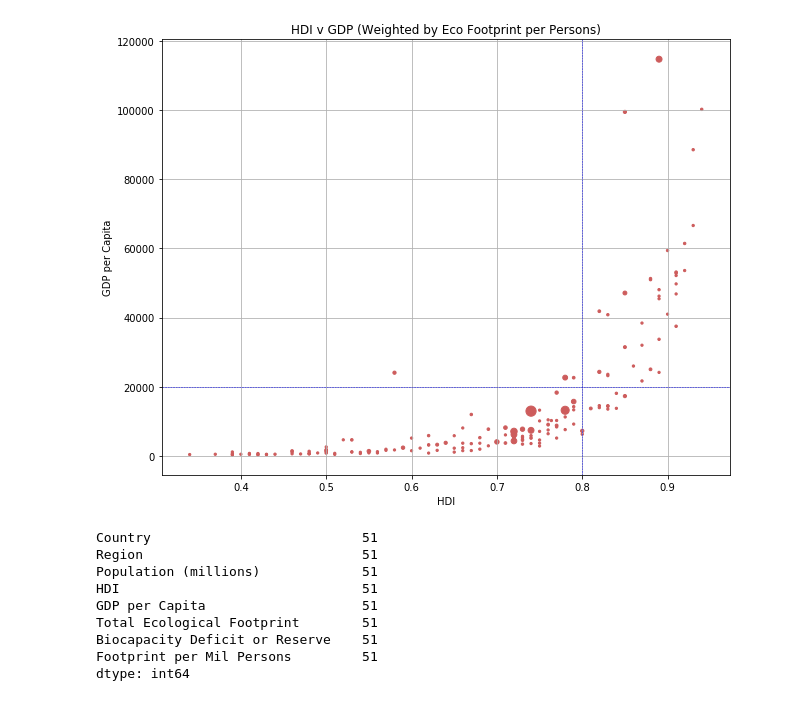
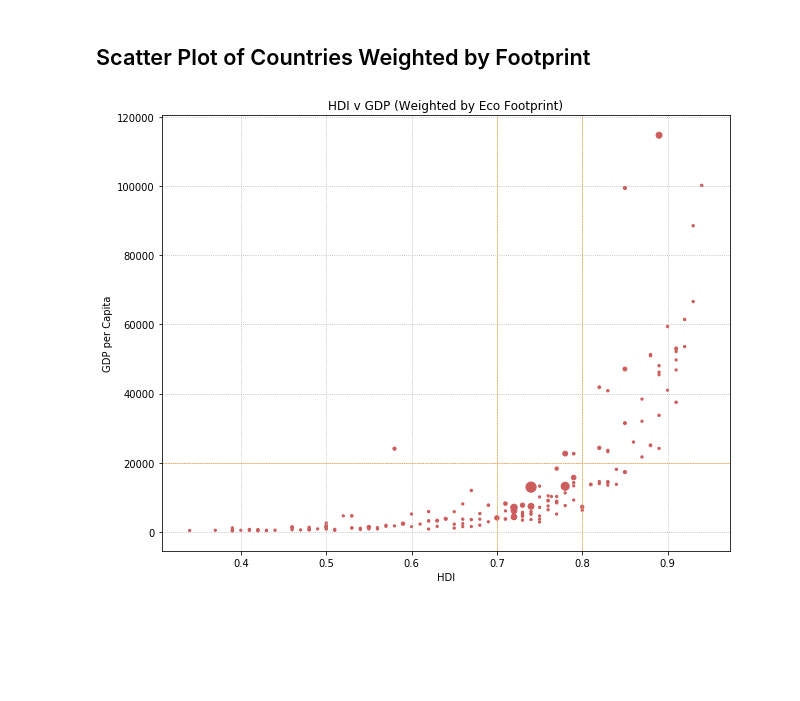
Before and after one commit to limbz-sami/Eco_footprint, a Jupyter notebook: footprint_development.ipynb, the cells around one changed output. Drawn from its saved outputs; the diff is of its cells as text; code cells hidden in the pictures; blank space fills up the shorter version.

```diff
--- a/footprint_development.ipynb
+++ b/footprint_development.ipynb
@@ -29,41 +30,43 @@ my_df.head()
 | 2 | Algeria | Africa | 38.48 | 0.73 | 5430.57 | 2.12 | ... |
 | 3 | Angola | Africa | 20.82 | 0.52 | 4665.91 | 0.93 | ... |
 | 4 | Antigua and Barbuda | Latin America | 0.09 | 0.78 | 13205.10 | 5.38 | ... |
+# %% [markdown]
+## Scatter Plot of Countries Weighted by Footprint
 # %%
-# Scatter plot of HDI v GDP weighted by Footprint
+# Data lists
 hdi = my_df['HDI'].tolist()
 gdp = my_df['GDP per Capita'].tolist()
 # bdr = my_df['Biocapacity Deficit or Reserve'].tolist()
 footprint = my_df['Footprint per Mil Persons'].tolist()
 footprint = [dot+5 for dot in footprint]
 
+# Set up axes and labels
 fig, ax = plt.subplots(figsize=(9,7))
+plt.grid(linestyle='dotted')
+# gdp_max = plt.axhline(y=30000, linewidth=0.5, linestyle = '--', color='darkorange')
+gdp_min = plt.axhline(y=20000, linewidth=0.5, linestyle = '--', color='darkorange')
+hdi_max = plt.axvline(x=0.80, linewidth=0.5, linestyle = '--', color='darkorange')
+hdi_min = plt.axvline(x=0.70, linewidth=0.5, linestyle = '--', color='darkorange')
+
+# Developed Status shaded range
+# x = np.linspace(XMIN,XMAX,100)
+# y = np.linspace(YMIN,YMAX,100)
+# X,Y = np.meshgrid(x,y)
+# xbins = np.array(range(0,10,1))
+# ybins = np.array(range(12000,20000,5000))
+# xbins = np.zeros(xbins)
+# X, Y = np.meshgrid(xbins, ybins)
+# c = ax.pcolor(xbins, ybins)
+
+# Plot the chart
 plt.scatter(hdi, gdp, s=footprint, color='indianred')
-plt.title('HDI v GDP (Weighted by Eco Footprint per Persons)')
+plt.title('HDI v GDP (Weighted by Eco Footprint)')
 plt.xlabel('HDI')
 plt.ylabel('GDP per Capita')
-plt.grid()
-plt.axhline(y=20000, linewidth=0.5, linestyle = '--', color='blue')
-plt.axvline(x=0.80, linewidth=0.5, linestyle = '--', color='blue')
+
+# Save and show the figure
 plt.tight_layout()
-plt.savefig('Images/footprint_development.png')
+plt.savefig('Images/footprint_hdi_scatter.png')
 plt.show()
 # %% [output]
-[figure, old version]
+[figure, new version]
-# %%
-# Developing Countries with HDI Between 0.7 & 0.8
-developing = my_df.loc[(my_df['HDI']>=0.7) & (my_df['HDI']<0.8),:]
-developing = developing.sort_values('Region')
-developing.reset_index(inplace=True, drop=True)
-developing.head()
-developing.count()
-# %% [output]
-Country                           51
-Region                            51
-Population (millions)             51
-HDI                               51
-GDP per Capita                    51
-Total Ecological Footprint        51
-Biocapacity Deficit or Reserve    51
-Footprint per Mil Persons         51
-dtype: int64
```
Also changed, not shown: parts of 21 cells of this notebook, 7 other files.
